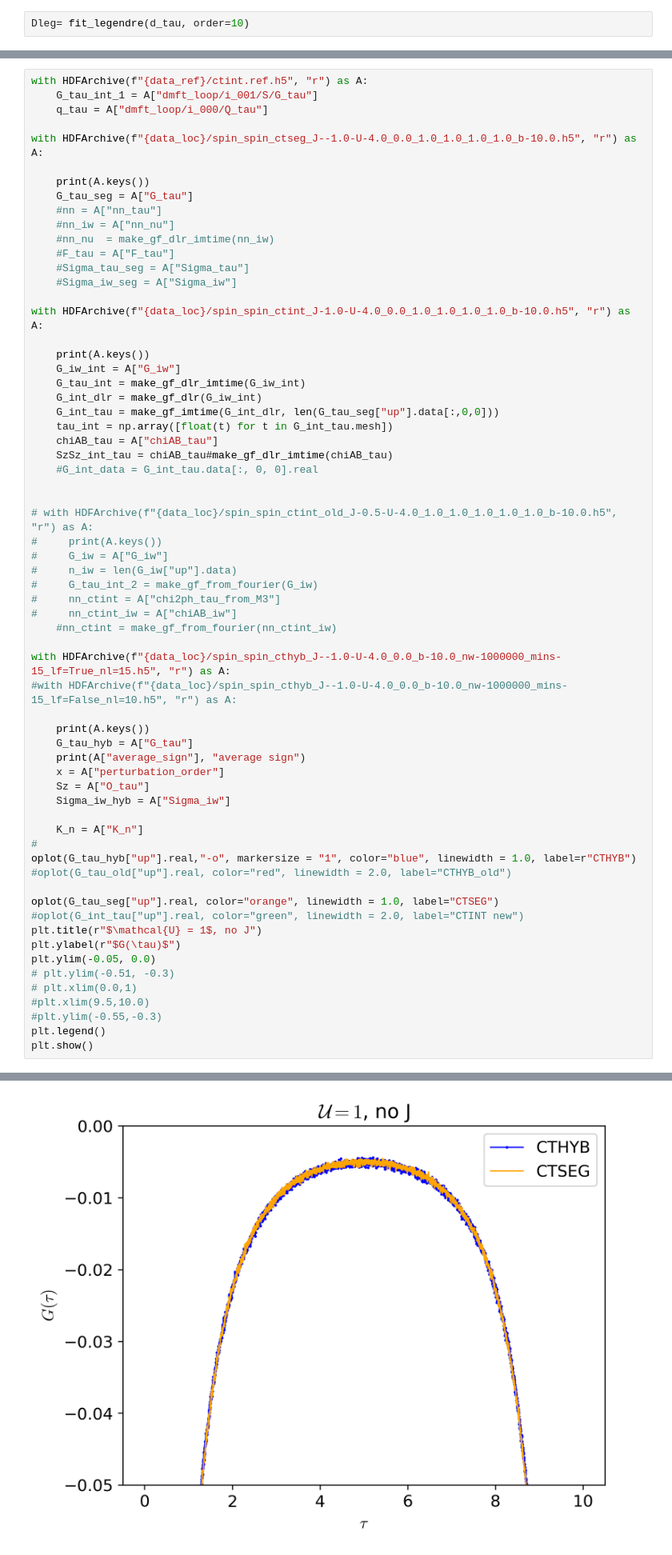
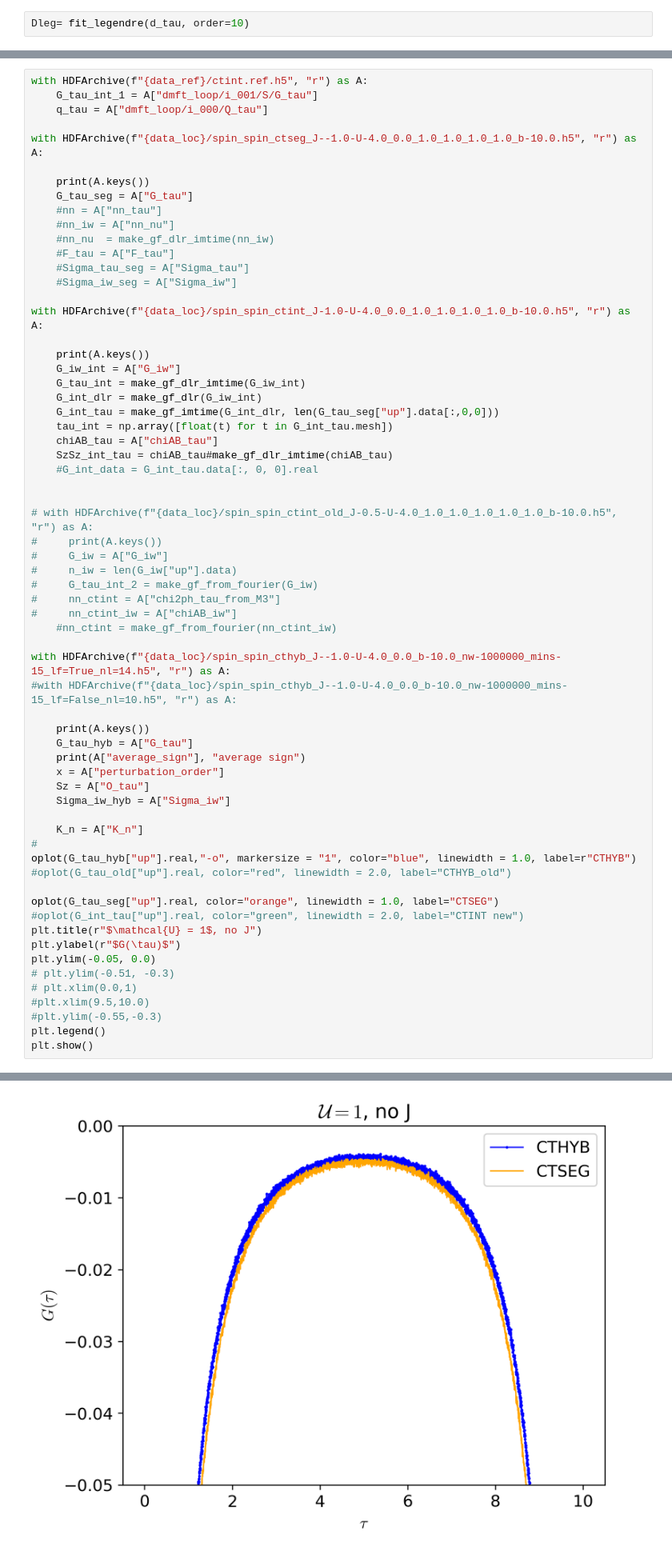
Before and after one commit to andrewkhardy/cthyb, a Jupyter notebook: benchmark/dynamic_int/CTHYB_Benchmarking.ipynb, the cells around one changed output, grey strips where cells are left out. Shown at 80% size. Cells and saved outputs as stored; diff of their text form.

```diff
--- a/benchmark/dynamic_int/CTHYB_Benchmarking.ipynb
+++ b/benchmark/dynamic_int/CTHYB_Benchmarking.ipynb
@@ -143,38 +143,38 @@ with HDFArchive(f"{data_loc}/spin_spin_ctint_J-1.0-U-4.0_0.0_1.0_1.0_1.0_1.0_b-1
 #     nn_ctint_iw = A["chiAB_iw"]
     #nn_ctint = make_gf_from_fourier(nn_ctint_iw)
 
-with HDFArchive(f"{data_loc}/spin_spin_cthyb_J--1.0-U-4.0_0.0_b-10.0_nw-1000000_mins-15_lf=True_nl=15.h5", "r") as A:
+with HDFArchive(f"{data_loc}/spin_spin_cthyb_J--1.0-U-4.0_0.0_b-10.0_nw-1000000_mins-15_lf=True_nl=14.h5", "r") as A:
 #with HDFArchive(f"{data_loc}/spin_spin_cthyb_J--1.0-U-4.0_0.0_b-10.0_nw-1000000_mins-15_lf=False_nl=10.h5", "r") as A:
 
     print(A.keys())
     G_tau_hyb = A["G_tau"]
     print(A["average_sign"], "average sign")
     x = A["perturbation_order"]
     Sz = A["O_tau"]
     Sigma_iw_hyb = A["Sigma_iw"]
 
     K_n = A["K_n"]
 #
 oplot(G_tau_hyb["up"].real,"-o", markersize = "1", color="blue", linewidth = 1.0, label=r"CTHYB")
 #oplot(G_tau_old["up"].real, color="red", linewidth = 2.0, label="CTHYB_old")
 
 oplot(G_tau_seg["up"].real, color="orange", linewidth = 1.0, label="CTSEG")
 #oplot(G_int_tau["up"].real, color="green", linewidth = 2.0, label="CTINT new")
 plt.title(r"$\mathcal{U} = 1$, no J")
 plt.ylabel(r"$G(\tau)$")
 plt.ylim(-0.05, 0.0)
 # plt.ylim(-0.51, -0.3)
 # plt.xlim(0.0,1)
 #plt.xlim(9.5,10.0)
 #plt.ylim(-0.55,-0.3)
 plt.legend()
 plt.show()
 # %% [output]
 ['G_tau']
 ['G0_iw', 'G_iw', 'chiAB_tau']
 ['G_tau', 'K_n', 'O_tau', 'Sigma_iw', 'average_sign', 'perturbation_order']
 1.0 average sign
-[figure, old version]
+[figure, new version]
 # %%
 import numpy as np
 import matplotlib.pyplot as plt
```
Also changed, not shown: 2 other files.
